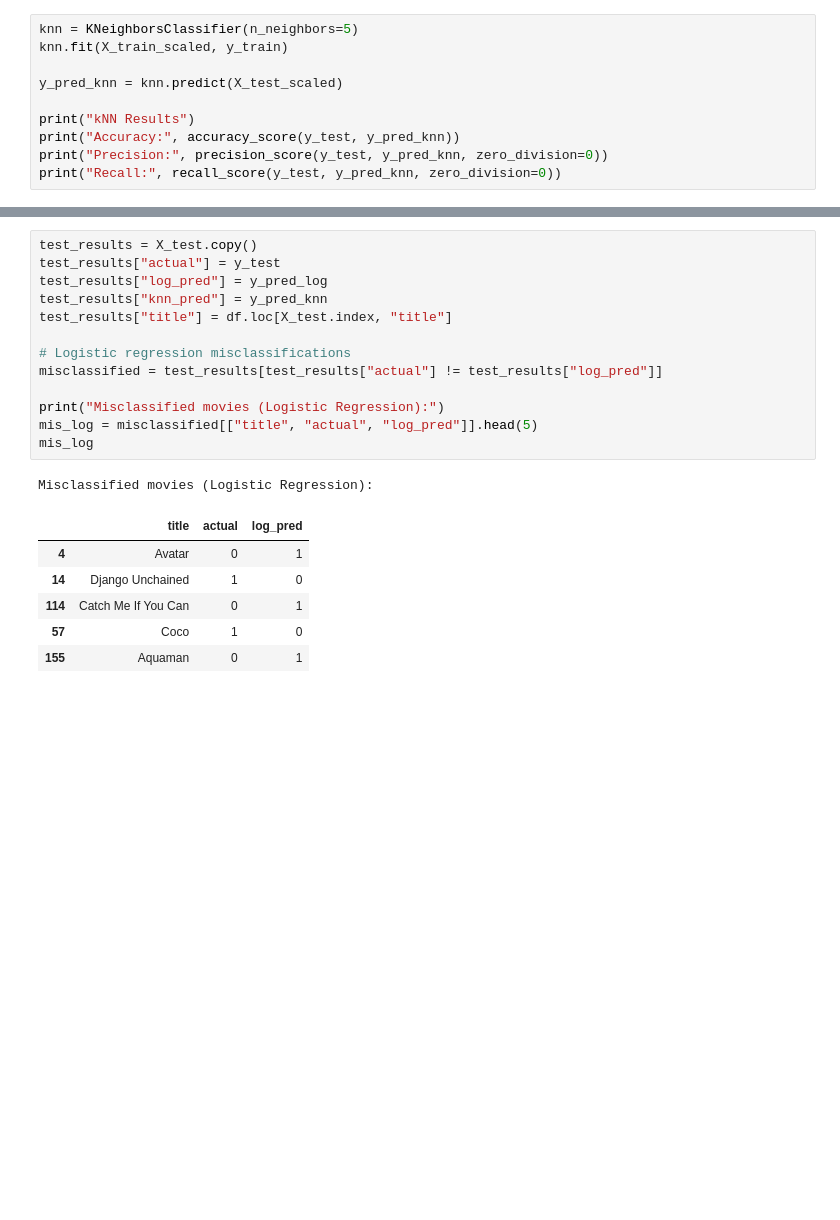
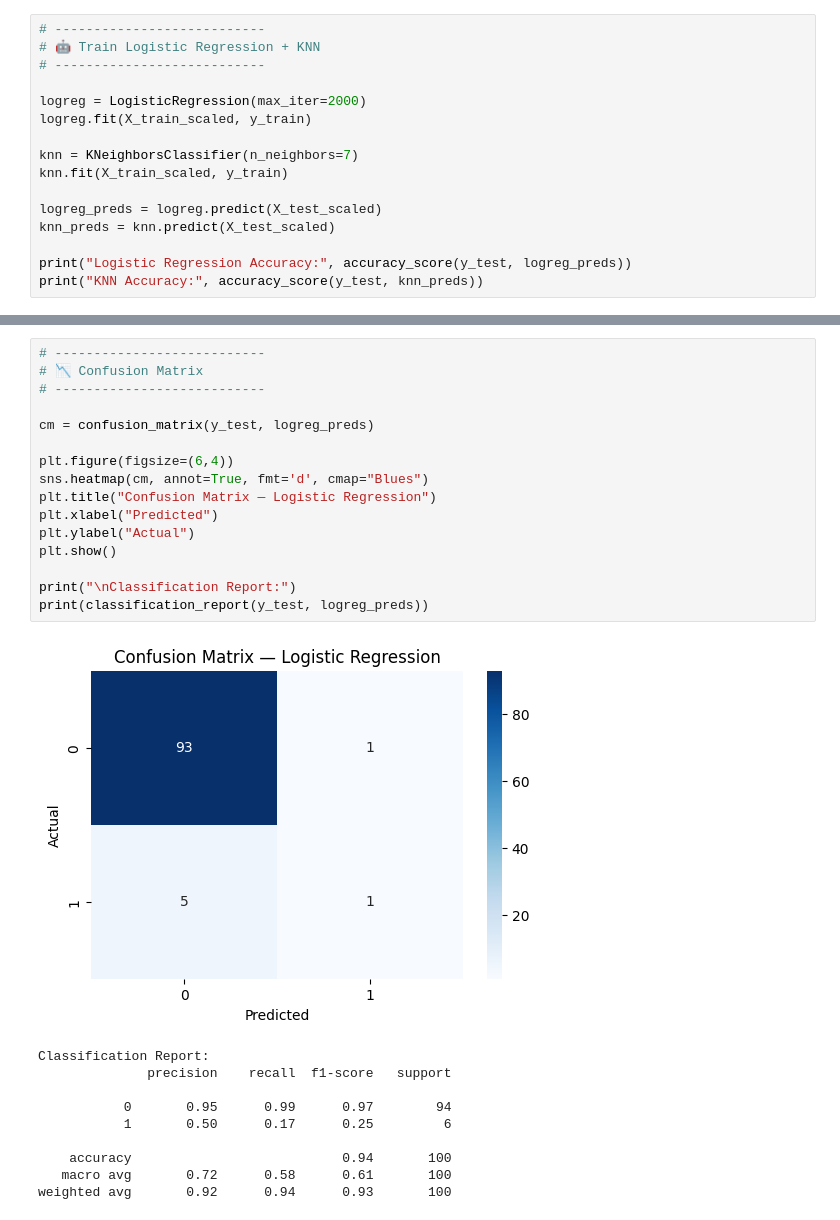
Before and after one commit to Kwanjk/tmdb-supervised-learning, a Jupyter notebook: TimelessMovie.ipynb, the cells around one changed output, grey strips where cells are left out. Drawn from its saved outputs; the diff is of its cells as text; blank space fills up the shorter version.

```diff
--- a/TimelessMovie.ipynb
+++ b/TimelessMovie.ipynb
@@ -172,11 +193,17 @@ weighted avg       0.87      0.82      0.84        40
 # %%
-knn = KNeighborsClassifier(n_neighbors=5)
+# ---------------------------
+# 🤖 Train Logistic Regression + KNN
+# ---------------------------
+
+logreg = LogisticRegression(max_iter=2000)
+logreg.fit(X_train_scaled, y_train)
+
+knn = KNeighborsClassifier(n_neighbors=7)
 knn.fit(X_train_scaled, y_train)
 
-y_pred_knn = knn.predict(X_test_scaled)
+logreg_preds = logreg.predict(X_test_scaled)
+knn_preds = knn.predict(X_test_scaled)
 
-print("kNN Results")
-print("Accuracy:", accuracy_score(y_test, y_pred_knn))
-print("Precision:", precision_score(y_test, y_pred_knn, zero_division=0))
-print("Recall:", recall_score(y_test, y_pred_knn, zero_division=0))
+print("Logistic Regression Accuracy:", accuracy_score(y_test, logreg_preds))
+print("KNN Accuracy:", accuracy_score(y_test, knn_preds))
 # %% [output]
@@ -203,22 +232,28 @@ plt.show()
 # %%
-test_results = X_test.copy()
-test_results["actual"] = y_test
-test_results["log_pred"] = y_pred_log
-test_results["knn_pred"] = y_pred_knn
-test_results["title"] = df.loc[X_test.index, "title"]
+# ---------------------------
+# 📉 Confusion Matrix
+# ---------------------------
 
-# Logistic regression misclassifications
-misclassified = test_results[test_results["actual"] != test_results["log_pred"]]
+cm = confusion_matrix(y_test, logreg_preds)
 
-print("Misclassified movies (Logistic Regression):")
-mis_log = misclassified[["title", "actual", "log_pred"]].head(5)
-mis_log
+plt.figure(figsize=(6,4))
+sns.heatmap(cm, annot=True, fmt='d', cmap="Blues")
+plt.title("Confusion Matrix — Logistic Regression")
+plt.xlabel("Predicted")
+plt.ylabel("Actual")
+plt.show()
+
+print("\nClassification Report:")
+print(classification_report(y_test, logreg_preds))
 # %% [output]
+[figure, added]
-Misclassified movies (Logistic Regression):
+Classification Report:
+              precision    recall  f1-score   support
+
+           0       0.95      0.99      0.97        94
+           1       0.50      0.17      0.25         6
+
+    accuracy                           0.94       100
+   macro avg       0.72      0.58      0.61       100
+weighted avg       0.92      0.94      0.93       100
-|  | title | actual | log_pred |
-| 4 | Avatar | 0 | 1 |
-| 14 | Django Unchained | 1 | 0 |
-| 114 | Catch Me If You Can | 0 | 1 |
-| 57 | Coco | 1 | 0 |
-| 155 | Aquaman | 0 | 1 |
 # %%
```
Also changed, not shown: parts of 17 cells of this notebook, 2 other files.
